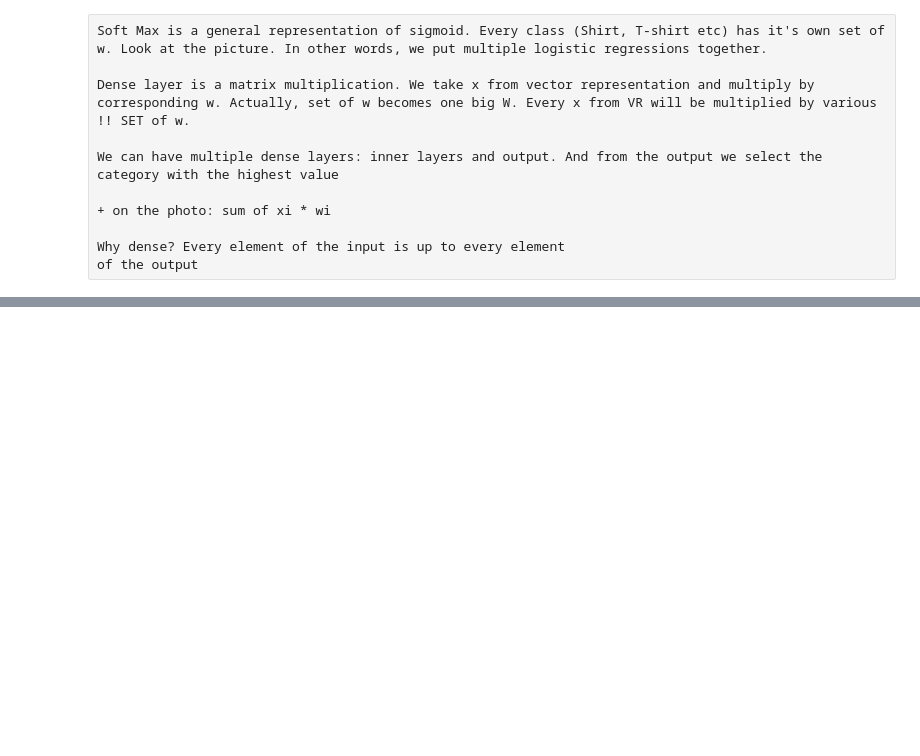
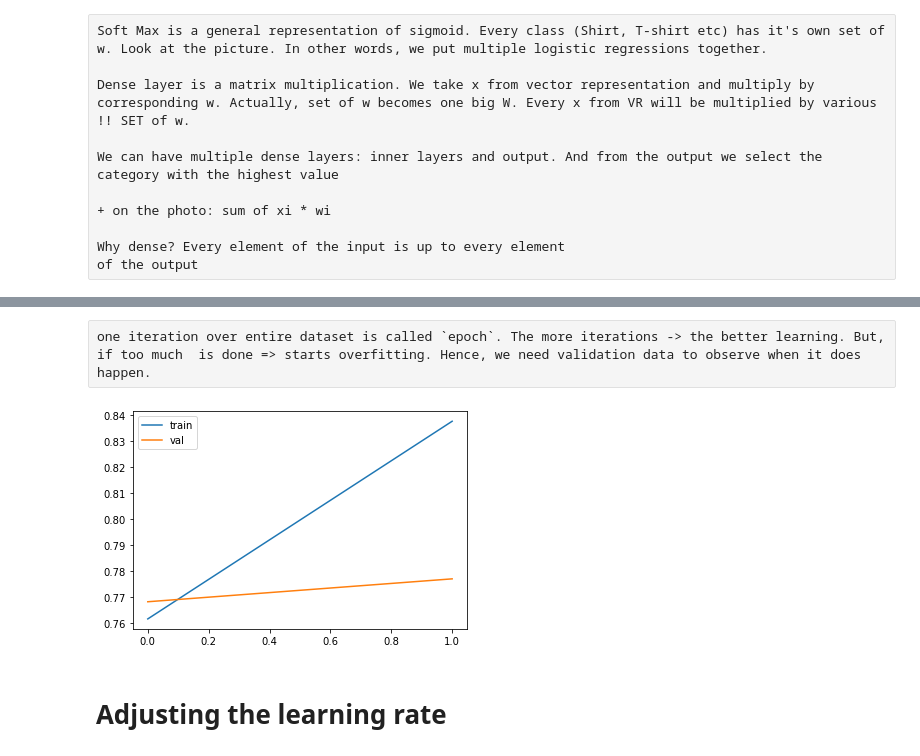
Before and after one commit to SleeplessChallenger/ML_ZoomCamp_code, a Jupyter notebook: 6.neural_networks/base_prediction.ipynb, the cells around one changed output, grey strips where cells are left out. Cells and saved outputs as stored; diff of their text form; code cells hidden in the pictures; blank space fills up the shorter version.

```diff
--- a/6.neural_networks/base_prediction.ipynb
+++ b/6.neural_networks/base_prediction.ipynb
@@ -181,0 +242,11 @@ of the output
+# %%
+inputs = keras.Input(shape=(150, 150, 3))
+
+base = base_model(inputs, training=False)
+
+pooling = keras.layers.GlobalAveragePooling2D()
+vectors = pooling(base)
+
+outputs = keras.layers.Dense(10)(vectors)
+
+model = keras.Model(inputs, outputs)
@@ -181,0 +275,14 @@ of the output
+# %%
+# resembles 'eta'
+# It uses 'losses' to figure out whether
+# model has become worse or better
+learning_rate = 0.01
+optimizer = keras.optimizers.Adam(learning_rate=learning_rate)
+
+loss = keras.losses.CategoricalCrossentropy(
+    from_logits=True)
+
+# from_logits=True means we want to have raw score
+# without SoftMax application.
+# from_logits=False means we want prob., i.e. with
+# SoftMax applied
@@ -181,0 +293,6 @@ of the output
+# %%
+model.compile(optimizer=optimizer, loss=loss,
+            metrics=['accuracy'])
+# %%
+history = model.fit(train_ds, epochs=2, validation_data=
+         val_ds)
@@ -181,0 +304,12 @@ of the output
+# %% [raw]
+one iteration over entire dataset is called `epoch`. The more iterations -> the better learning. But, if too much  is done => starts overfitting. Hence, we need validation data to observe when it does happen.
+# %%
+plt.plot(history.history['accuracy'], label='train')
+plt.plot(history.history['val_accuracy'], label='val')
+
+plt.legend()
+plt.show()
+# %% [output]
+[figure, added]
+# %% [markdown]
+# Adjusting the learning rate
```
Also changed, not shown: parts of 25 cells of this notebook.
